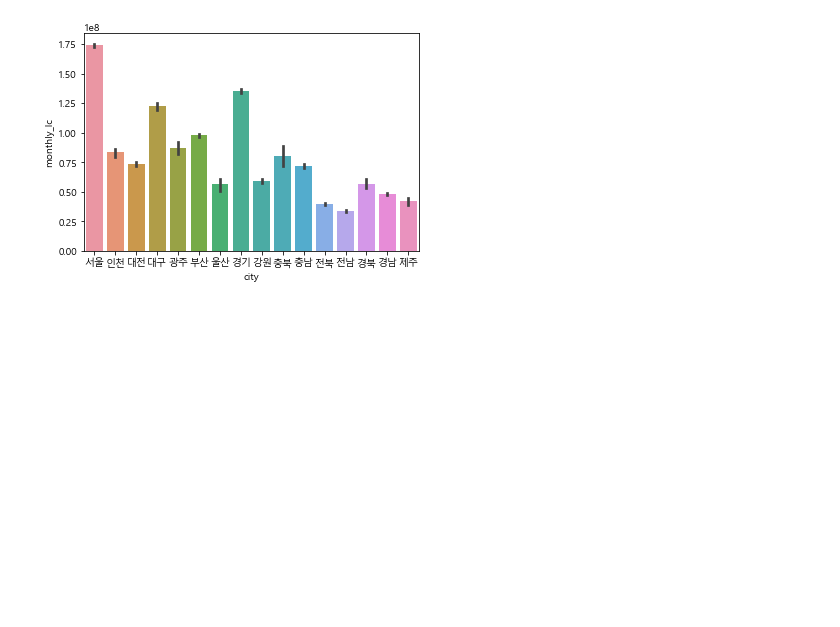
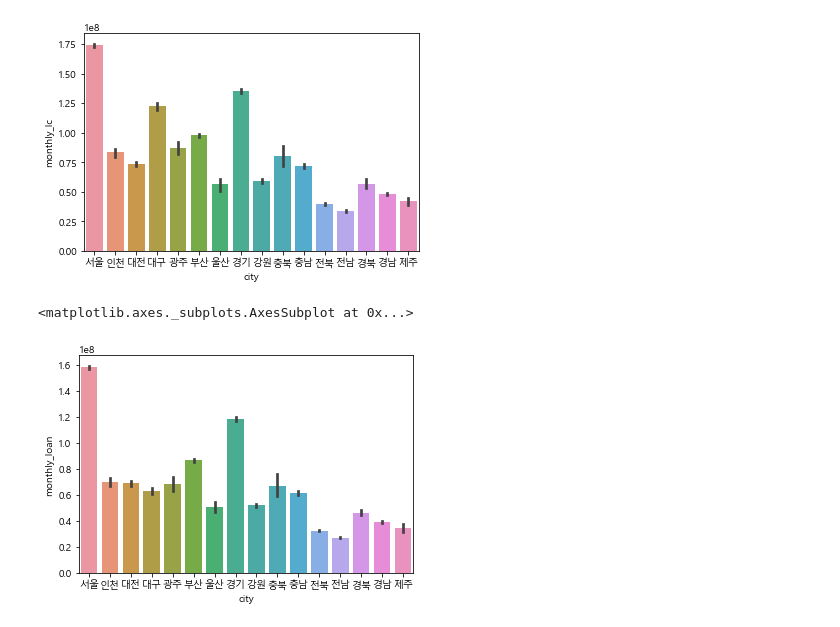
Before and after one commit to chickchick1044/TIL, a Jupyter notebook: 공모전/0621 공모전2(나이별).ipynb, the cells around one changed output. Saved outputs shown, nothing was run; the diff lists cells and outputs as text; code cells hidden in the pictures; blank space fills up the shorter version.

```diff
--- a/공모전/0621 공모전2(나이별).ipynb
+++ b/공모전/0621 공모전2(나이별).ipynb
@@ -104,3 +104,8 @@ sns.barplot(x="city", y="monthly_lc", data=data_by_loc_90s)
 # %% [output]
 <matplotlib.axes._subplots.AxesSubplot at 0x...>
 [figure]
+# %%
+sns.barplot(x="city", y="monthly_loan", data=data_by_loc_90s)
+# %% [output]
+<matplotlib.axes._subplots.AxesSubplot at 0x...>
+[figure, added]
```
Also changed, not shown: parts of 7 cells of this notebook, 6 other files.
